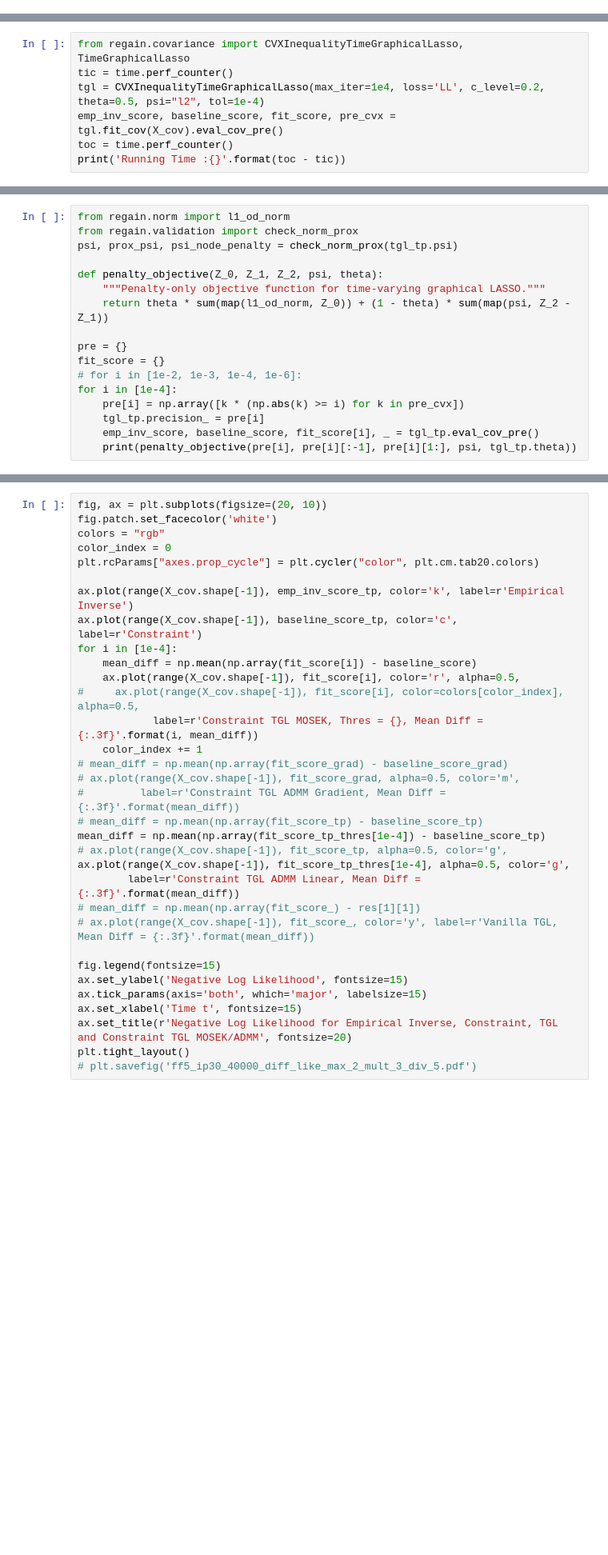
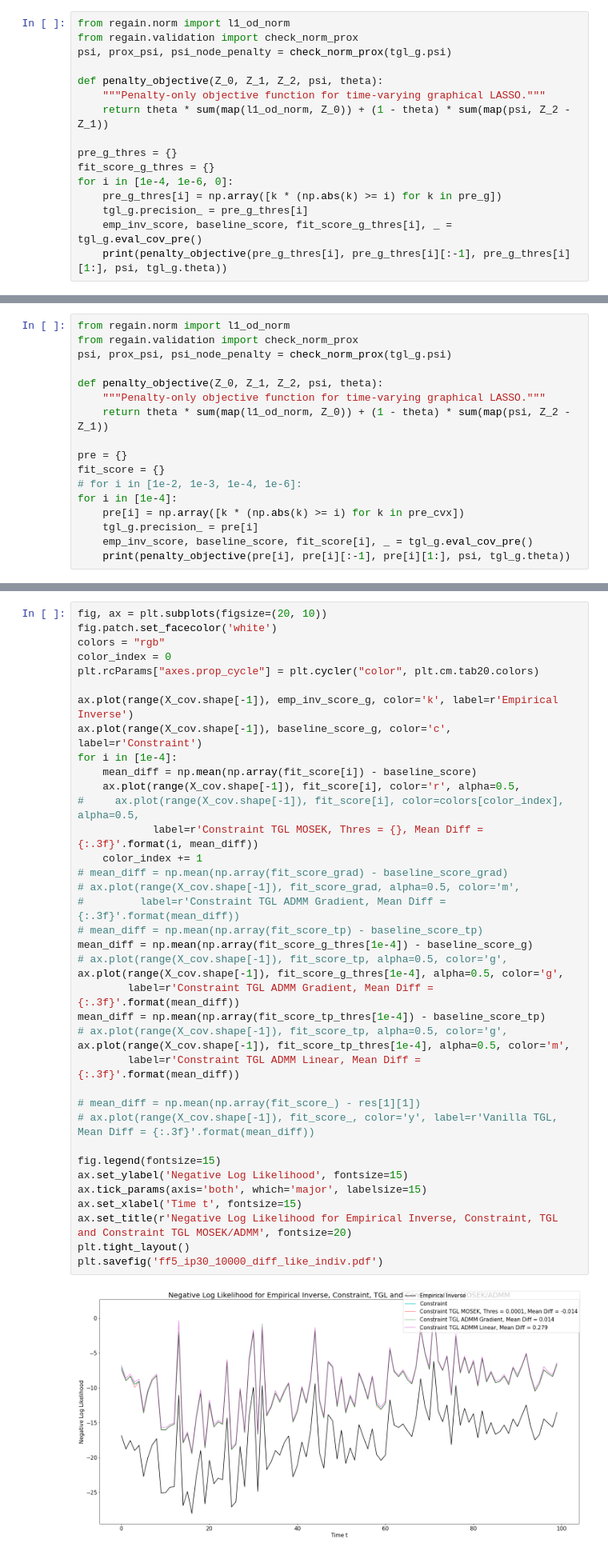
Before and after one commit to atechnicolorskye/post_sum, a Jupyter notebook: regain/equality_constraint_cvxpy_ff5_ip30.ipynb, the cells around one changed output, grey strips where cells are left out. Shown at 80% size. Cells and saved outputs as stored; diff of their text form; blank space fills up the shorter version.

Commit message:
Gradient method is working

```diff
--- a/regain/equality_constraint_cvxpy_ff5_ip30.ipynb
+++ b/regain/equality_constraint_cvxpy_ff5_ip30.ipynb
@@ -54,0 +114,16 @@ print('Running Time :{}'.format(toc - tic))
+# %%
+from regain.norm import l1_od_norm
+from regain.validation import check_norm_prox
+psi, prox_psi, psi_node_penalty = check_norm_prox(tgl_g.psi)
+
+def penalty_objective(Z_0, Z_1, Z_2, psi, theta):
+    """Penalty-only objective function for time-varying graphical LASSO."""
+    return theta * sum(map(l1_od_norm, Z_0)) + (1 - theta) * sum(map(psi, Z_2 - Z_1))
+
+pre_g_thres = {}
+fit_score_g_thres = {}
+for i in [1e-4, 1e-6, 0]:
+    pre_g_thres[i] = np.array([k * (np.abs(k) >= i) for k in pre_g])
+    tgl_g.precision_ = pre_g_thres[i]
+    emp_inv_score, baseline_score, fit_score_g_thres[i], _ = tgl_g.eval_cov_pre()
+    print(penalty_objective(pre_g_thres[i], pre_g_thres[i][:-1], pre_g_thres[i][1:], psi, tgl_g.theta))
@@ -77,10 +160,3 @@ tgl = InequalityTimeGraphicalLasso(max_iter=20000, loss='LL', c_level=0.2, c_pro
 emp_inv_score_grad, baseline_score_grad, fit_score_grad, pre_grad = tgl.fit_cov(X_cov).eval_cov_pre()
 toc = time.perf_counter()
 print('Running Time :{}'.format(toc - tic))
-# %%
-from regain.covariance import CVXInequalityTimeGraphicalLasso, TimeGraphicalLasso
-tic = time.perf_counter()
-tgl = CVXInequalityTimeGraphicalLasso(max_iter=1e4, loss='LL', c_level=0.2, theta=0.5, psi="l2", tol=1e-4)
-emp_inv_score, baseline_score, fit_score, pre_cvx = tgl.fit_cov(X_cov).eval_cov_pre()
-toc = time.perf_counter()
-print('Running Time :{}'.format(toc - tic))
@@ -108,7 +175,7 @@ pre_cvx = np.load("mosek_sol_ff5_30_standard_alpha_0.2.npy")
 # %%
 from regain.norm import l1_od_norm
 from regain.validation import check_norm_prox
-psi, prox_psi, psi_node_penalty = check_norm_prox(tgl_tp.psi)
+psi, prox_psi, psi_node_penalty = check_norm_prox(tgl_g.psi)
 
 def penalty_objective(Z_0, Z_1, Z_2, psi, theta):
     """Penalty-only objective function for time-varying graphical LASSO."""
@@ -119,6 +186,6 @@ fit_score = {}
 # for i in [1e-2, 1e-3, 1e-4, 1e-6]:
 for i in [1e-4]:
     pre[i] = np.array([k * (np.abs(k) >= i) for k in pre_cvx])
-    tgl_tp.precision_ = pre[i]
-    emp_inv_score, baseline_score, fit_score[i], _ = tgl_tp.eval_cov_pre()
-    print(penalty_objective(pre[i], pre[i][:-1], pre[i][1:], psi, tgl_tp.theta))
+    tgl_g.precision_ = pre[i]
+    emp_inv_score, baseline_score, fit_score[i], _ = tgl_g.eval_cov_pre()
+    print(penalty_objective(pre[i], pre[i][:-1], pre[i][1:], psi, tgl_g.theta))
@@ -196,34 +265,41 @@ plt.tight_layout()
 # %%
 fig, ax = plt.subplots(figsize=(20, 10))
 fig.patch.set_facecolor('white')
 colors = "rgb"
 color_index = 0
 plt.rcParams["axes.prop_cycle"] = plt.cycler("color", plt.cm.tab20.colors)
 
-ax.plot(range(X_cov.shape[-1]), emp_inv_score_tp, color='k', label=r'Empirical Inverse')
-ax.plot(range(X_cov.shape[-1]), baseline_score_tp, color='c', label=r'Constraint')
+ax.plot(range(X_cov.shape[-1]), emp_inv_score_g, color='k', label=r'Empirical Inverse')
+ax.plot(range(X_cov.shape[-1]), baseline_score_g, color='c', label=r'Constraint')
 for i in [1e-4]:
     mean_diff = np.mean(np.array(fit_score[i]) - baseline_score)
     ax.plot(range(X_cov.shape[-1]), fit_score[i], color='r', alpha=0.5,
 #     ax.plot(range(X_cov.shape[-1]), fit_score[i], color=colors[color_index], alpha=0.5,
             label=r'Constraint TGL MOSEK, Thres = {}, Mean Diff = {:.3f}'.format(i, mean_diff))
     color_index += 1
 # mean_diff = np.mean(np.array(fit_score_grad) - baseline_score_grad)
 # ax.plot(range(X_cov.shape[-1]), fit_score_grad, alpha=0.5, color='m',
 #         label=r'Constraint TGL ADMM Gradient, Mean Diff = {:.3f}'.format(mean_diff))
 # mean_diff = np.mean(np.array(fit_score_tp) - baseline_score_tp)
+mean_diff = np.mean(np.array(fit_score_g_thres[1e-4]) - baseline_score_g)
+# ax.plot(range(X_cov.shape[-1]), fit_score_tp, alpha=0.5, color='g',
+ax.plot(range(X_cov.shape[-1]), fit_score_g_thres[1e-4], alpha=0.5, color='g',
+        label=r'Constraint TGL ADMM Gradient, Mean Diff = {:.3f}'.format(mean_diff))
 mean_diff = np.mean(np.array(fit_score_tp_thres[1e-4]) - baseline_score_tp)
 # ax.plot(range(X_cov.shape[-1]), fit_score_tp, alpha=0.5, color='g',
-ax.plot(range(X_cov.shape[-1]), fit_score_tp_thres[1e-4], alpha=0.5, color='g',
+ax.plot(range(X_cov.shape[-1]), fit_score_tp_thres[1e-4], alpha=0.5, color='m',
         label=r'Constraint TGL ADMM Linear, Mean Diff = {:.3f}'.format(mean_diff))
+
 # mean_diff = np.mean(np.array(fit_score_) - res[1][1])
 # ax.plot(range(X_cov.shape[-1]), fit_score_, color='y', label=r'Vanilla TGL, Mean Diff = {:.3f}'.format(mean_diff))
 
 fig.legend(fontsize=15)
 ax.set_ylabel('Negative Log Likelihood', fontsize=15)
 ax.tick_params(axis='both', which='major', labelsize=15)
 ax.set_xlabel('Time t', fontsize=15)
 ax.set_title(r'Negative Log Likelihood for Empirical Inverse, Constraint, TGL and Constraint TGL MOSEK/ADMM', fontsize=20)
 plt.tight_layout()
-# plt.savefig('ff5_ip30_40000_diff_like_max_2_mult_3_div_5.pdf')
+plt.savefig('ff5_ip30_10000_diff_like_indiv.pdf')
+# %% [output]
+[figure, added]
 # %%
```
Also changed, not shown: parts of 15 cells of this notebook, 5 other files.
